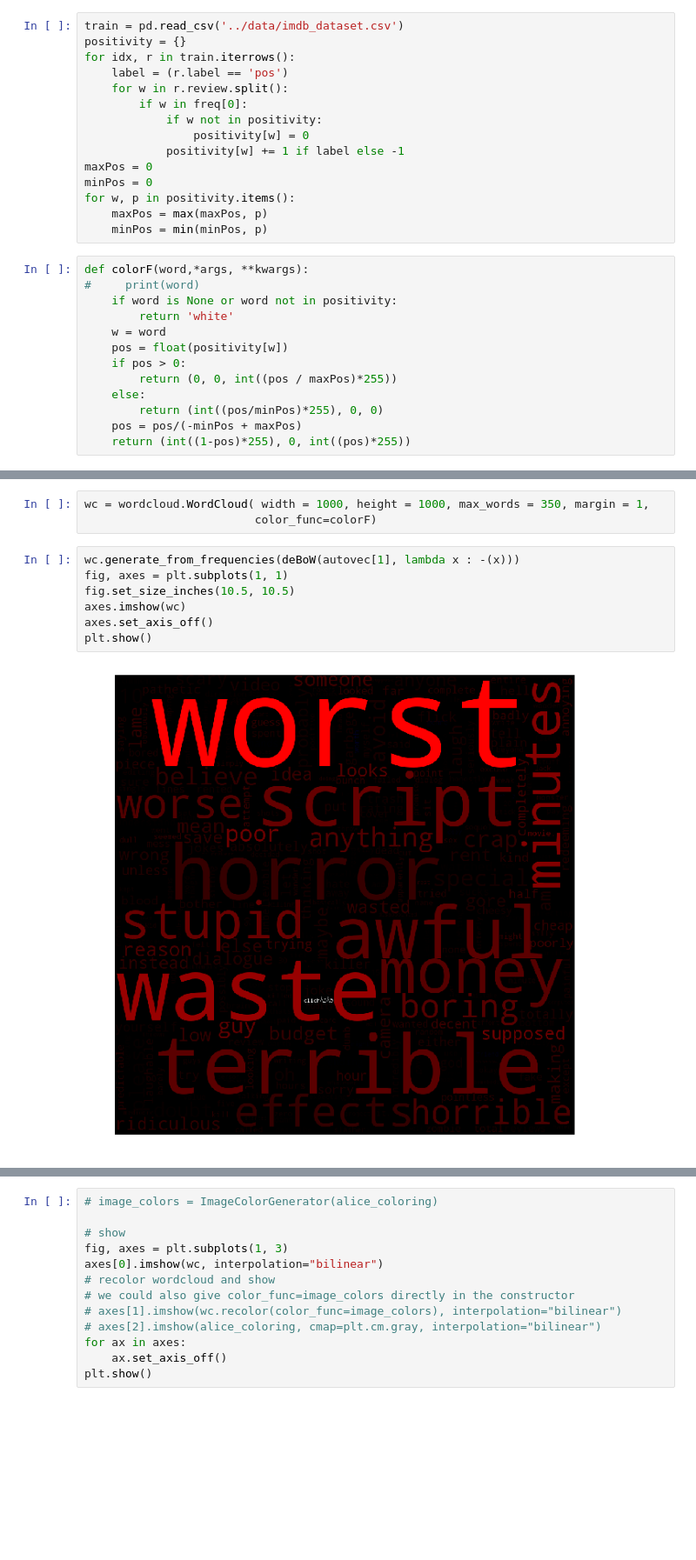
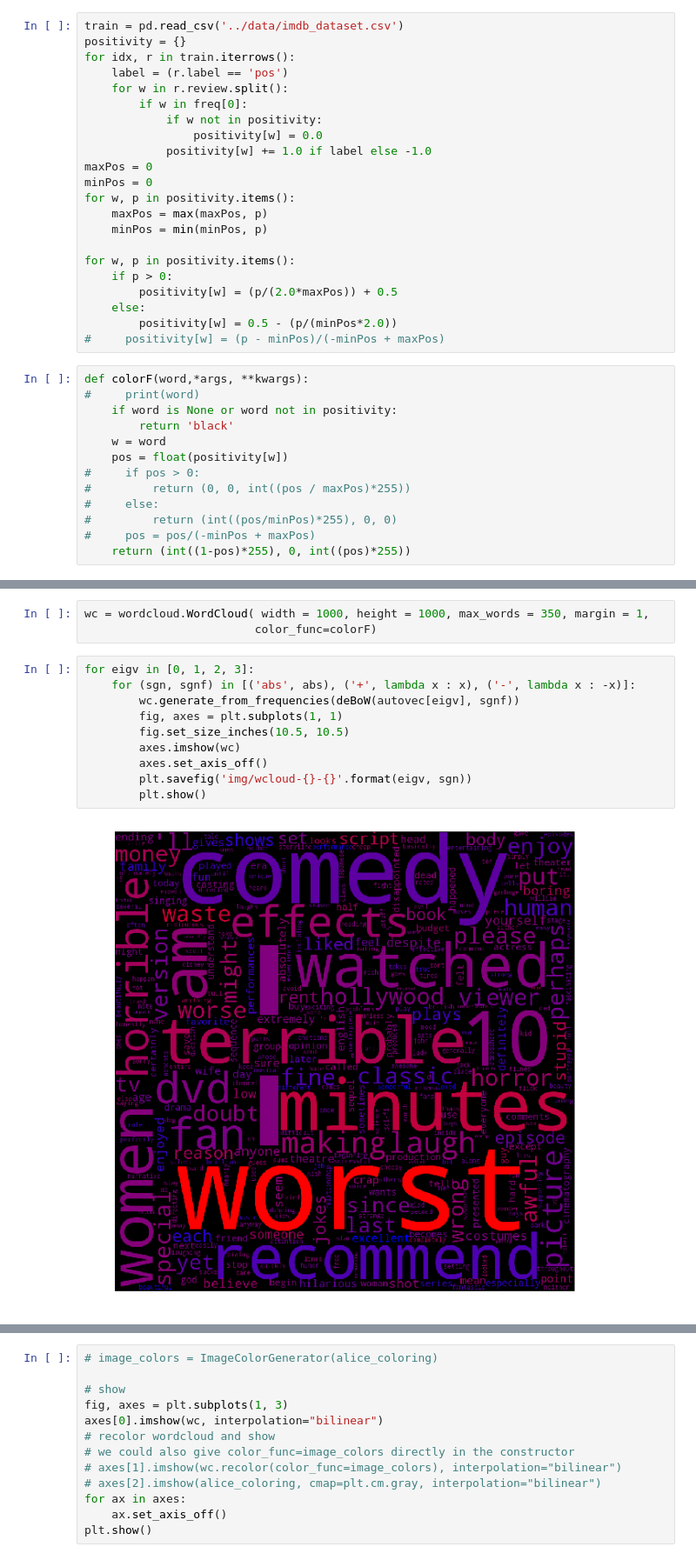
Before and after one commit to ABorgna/metnum, a Jupyter notebook: tp2/exp/wordcloud.ipynb, the cells around one changed output, grey strips where cells are left out. Shown at 87% size. Drawn from its saved outputs; the diff is of its cells as text; blank space fills up the shorter version.

Commit message:
Terminadas las notebooks de histograma y de wordcloud. Muchas imagenes.

```diff
--- a/tp2/exp/wordcloud.ipynb
+++ b/tp2/exp/wordcloud.ipynb
@@ -39,23 +41,30 @@ for idx, r in train.iterrows():
     for w in r.review.split():
         if w in freq[0]:
             if w not in positivity:
-                positivity[w] = 0
-            positivity[w] += 1 if label else -1
+                positivity[w] = 0.0
+            positivity[w] += 1.0 if label else -1.0
 maxPos = 0
 minPos = 0
 for w, p in positivity.items():
     maxPos = max(maxPos, p)
     minPos = min(minPos, p)
+
+for w, p in positivity.items():
+    if p > 0:
+        positivity[w] = (p/(2.0*maxPos)) + 0.5
+    else:
+        positivity[w] = 0.5 - (p/(minPos*2.0))
+#     positivity[w] = (p - minPos)/(-minPos + maxPos)
 # %%
 def colorF(word,*args, **kwargs):
 #     print(word)
     if word is None or word not in positivity:
-        return 'white'
+        return 'black'
     w = word
     pos = float(positivity[w])
-    if pos > 0:
-        return (0, 0, int((pos / maxPos)*255))
-    else:
-        return (int((pos/minPos)*255), 0, 0)
-    pos = pos/(-minPos + maxPos)
+#     if pos > 0:
+#         return (0, 0, int((pos / maxPos)*255))
+#     else:
+#         return (int((pos/minPos)*255), 0, 0)
+#     pos = pos/(-minPos + maxPos)
     return (int((1-pos)*255), 0, int((pos)*255))
@@ -63,11 +112,14 @@ def colorF(word,*args, **kwargs):
 wc = wordcloud.WordCloud( width = 1000, height = 1000, max_words = 350, margin = 1,
                          color_func=colorF)
 # %%
-wc.generate_from_frequencies(deBoW(autovec[1], lambda x : -(x)))
-fig, axes = plt.subplots(1, 1)
-fig.set_size_inches(10.5, 10.5)
-axes.imshow(wc)
-axes.set_axis_off()
-plt.show()
+for eigv in [0, 1, 2, 3]:
+    for (sgn, sgnf) in [('abs', abs), ('+', lambda x : x), ('-', lambda x : -x)]:
+        wc.generate_from_frequencies(deBoW(autovec[eigv], sgnf))
+        fig, axes = plt.subplots(1, 1)
+        fig.set_size_inches(10.5, 10.5)
+        axes.imshow(wc)
+        axes.set_axis_off()
+        plt.savefig('img/wcloud-{}-{}'.format(eigv, sgn))
+        plt.show()
 # %% [output]
-[figure, old version]
+[figure, new version]
```
Also changed, not shown: parts of 6 cells of this notebook, 25 other files.
